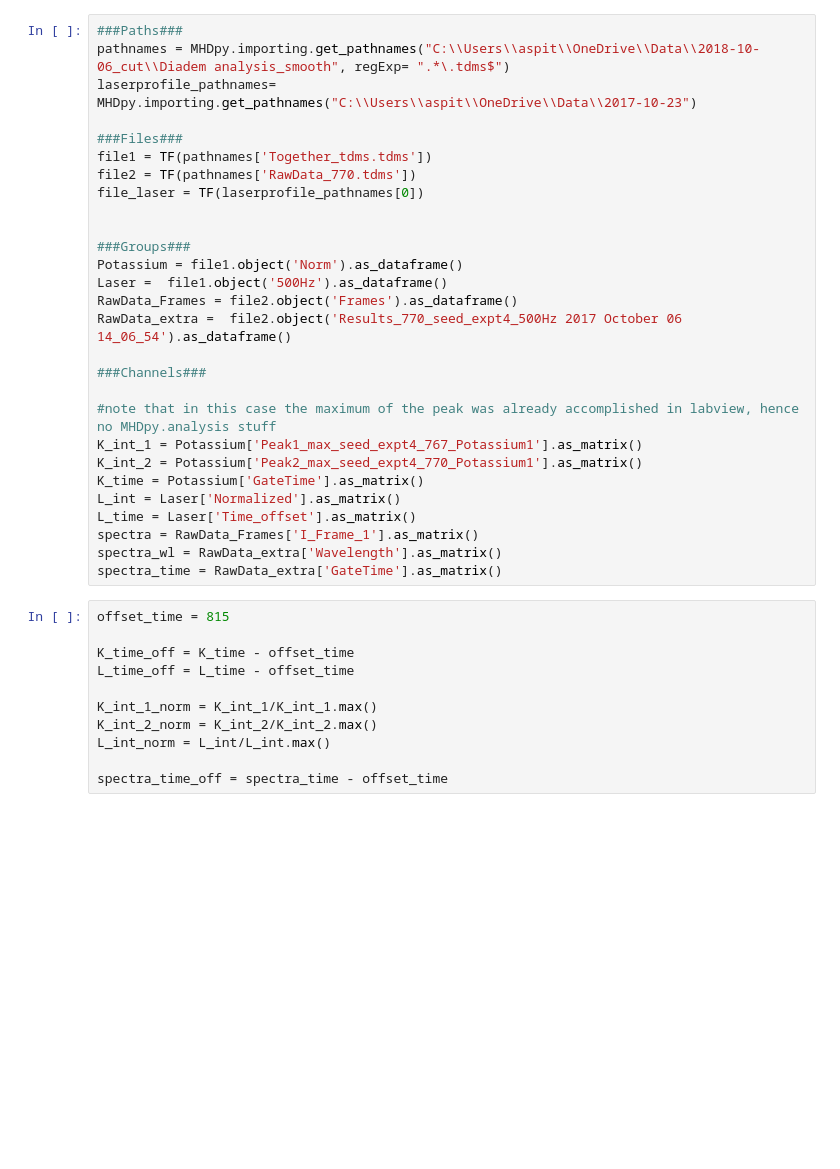
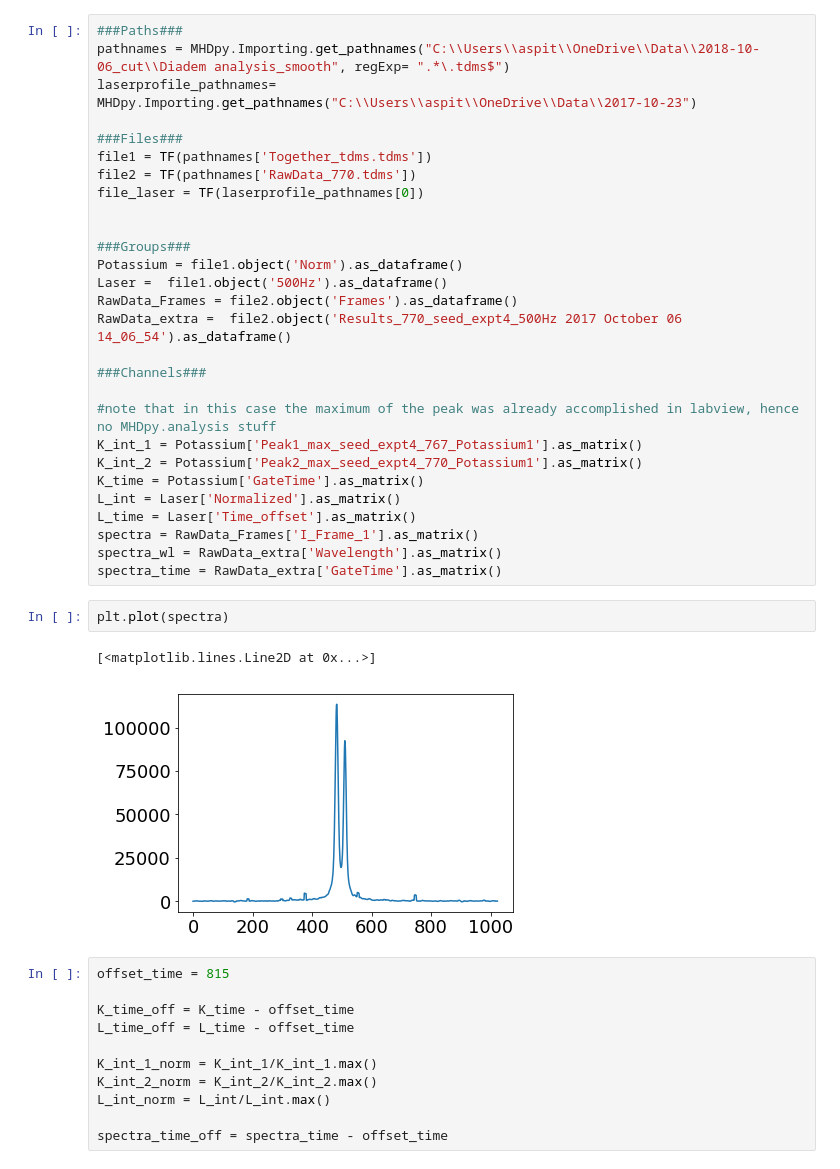
Before and after one commit to msb002/MHDlab, a Jupyter notebook: Python Analysis/Jupyter Notebooks/TRPL/HVOF PL experiment.ipynb, the cells around one changed output. Saved outputs shown, nothing was run; the diff lists cells and outputs as text; blank space fills up the shorter version.

```diff
--- a/Python Analysis/Jupyter Notebooks/TRPL/HVOF PL experiment.ipynb
+++ b/Python Analysis/Jupyter Notebooks/TRPL/HVOF PL experiment.ipynb
@@ -25,7 +23,7 @@ ModuleNotFoundError: No module named 'nptdms'
 # %%
 ###Paths###
-pathnames = MHDpy.importing.get_pathnames("C:\\Users\\aspit\\OneDrive\\Data\\2018-10-06_cut\\Diadem analysis_smooth", regExp= ".*\.tdms$")
-laserprofile_pathnames= MHDpy.importing.get_pathnames("C:\\Users\\aspit\\OneDrive\\Data\\2017-10-23")
+pathnames = MHDpy.Importing.get_pathnames("C:\\Users\\aspit\\OneDrive\\Data\\2018-10-06_cut\\Diadem analysis_smooth", regExp= ".*\.tdms$")
+laserprofile_pathnames= MHDpy.Importing.get_pathnames("C:\\Users\\aspit\\OneDrive\\Data\\2017-10-23")
 
 ###Files###
 file1 = TF(pathnames['Together_tdms.tdms'])
@@ -50,6 +48,11 @@ L_time = Laser['Time_offset'].as_matrix()
 spectra = RawData_Frames['I_Frame_1'].as_matrix()
 spectra_wl = RawData_extra['Wavelength'].as_matrix()
 spectra_time = RawData_extra['GateTime'].as_matrix()
+# %%
+plt.plot(spectra)
+# %% [output]
+[<matplotlib.lines.Line2D at 0x...>]
+[figure, added]
 # %%
 offset_time = 815
 
```
Also changed, not shown: parts of 3 cells of this notebook, 4 other files.
